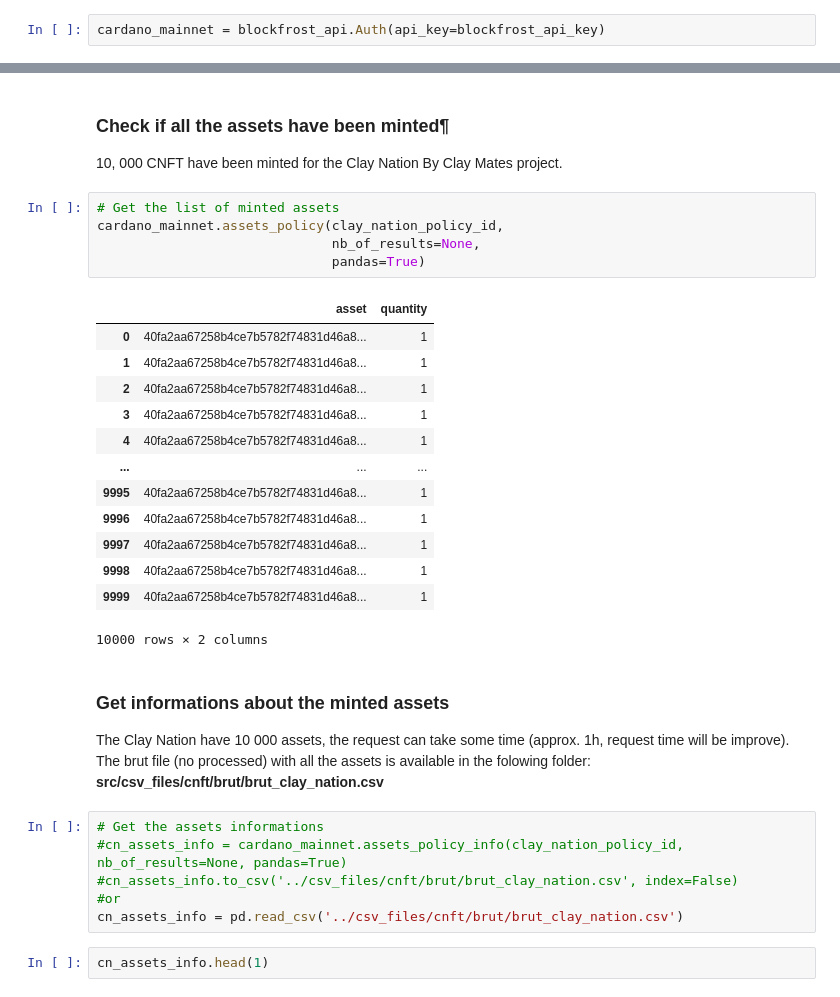
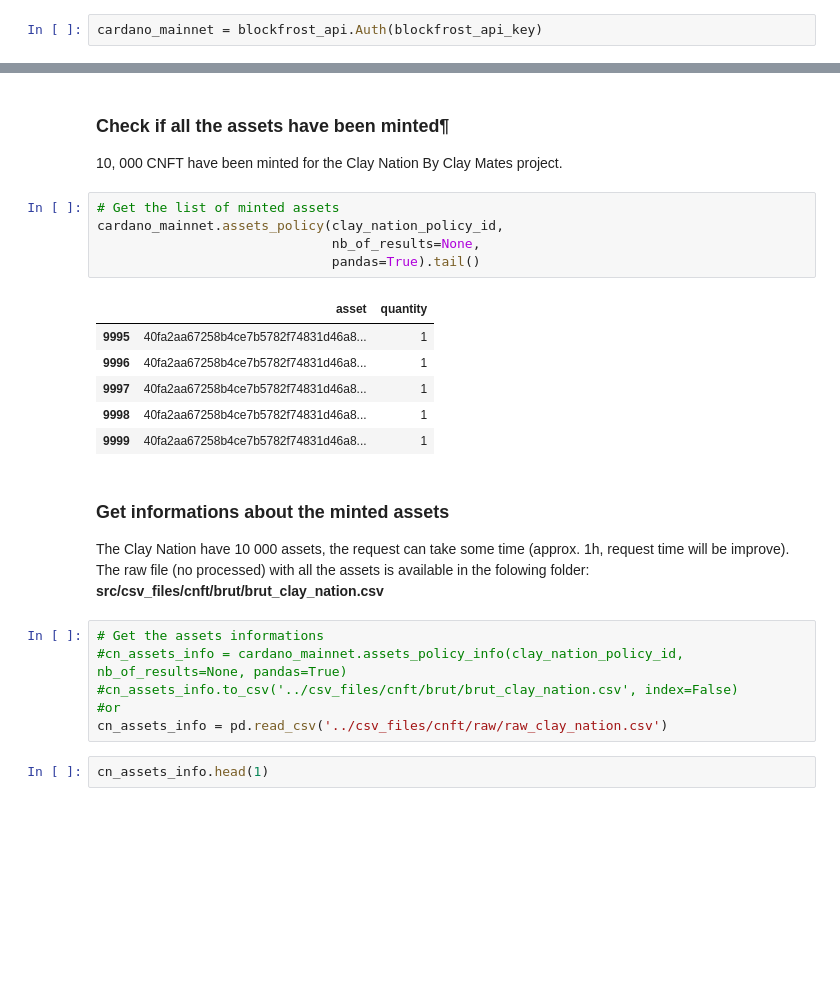
Before and after one commit to attadje/py-cardano-explorer, a Jupyter notebook: src/notebooks/cnft_analysis.ipynb, the cells around one changed output, grey strips where cells are left out. Cells and saved outputs as stored; diff of their text form; blank space fills up the shorter version.

```diff
--- a/src/notebooks/cnft_analysis.ipynb
+++ b/src/notebooks/cnft_analysis.ipynb
@@ -22,7 +22,7 @@ sns.set(rc={'figure.figsize':(12,8)})
 # %% [markdown]
 ### Set Blockfrost Api Key
 # %%
-cardano_mainnet = blockfrost_api.Auth(api_key=blockfrost_api_key)
+cardano_mainnet = blockfrost_api.Auth(blockfrost_api_key)
 # %% [markdown]
 ### Get The Policy ID Of The CNFT Project
 # %%
@@ -34,33 +34,26 @@ clay_nation_policy_id = '40fa2aa67258b4ce7b5782f74831d46a84c59a0ff0c28262fab2172
 # %%
 # Get the list of minted assets
 cardano_mainnet.assets_policy(clay_nation_policy_id,
                               nb_of_results=None,
-                              pandas=True)
+                              pandas=True).tail()
 # %% [output]
 |  | asset | quantity |
-| 0 | 40fa2aa67258b4ce7b5782f74831d46a8... | 1 |
-| 1 | 40fa2aa67258b4ce7b5782f74831d46a8... | 1 |
-| 2 | 40fa2aa67258b4ce7b5782f74831d46a8... | 1 |
-| 3 | 40fa2aa67258b4ce7b5782f74831d46a8... | 1 |
-| 4 | 40fa2aa67258b4ce7b5782f74831d46a8... | 1 |
-| ... | ... | ... |
 | 9995 | 40fa2aa67258b4ce7b5782f74831d46a8... | 1 |
 | 9996 | 40fa2aa67258b4ce7b5782f74831d46a8... | 1 |
 | 9997 | 40fa2aa67258b4ce7b5782f74831d46a8... | 1 |
 | 9998 | 40fa2aa67258b4ce7b5782f74831d46a8... | 1 |
 | 9999 | 40fa2aa67258b4ce7b5782f74831d46a8... | 1 |
-10000 rows × 2 columns
 # %% [markdown]
 ### Get informations about the minted assets
 
 The Clay Nation have 10 000 assets, the request can take some time (approx. 1h, request time will be improve).
-The brut file (no processed) with all the assets is available in the folowing folder: **src/csv_files/cnft/brut/brut_clay_nation.csv**
+The raw file (no processed) with all the assets is available in the folowing folder: **src/csv_files/cnft/brut/brut_clay_nation.csv**
 # %%
 # Get the assets informations
 #cn_assets_info = cardano_mainnet.assets_policy_info(clay_nation_policy_id, nb_of_results=None, pandas=True)
 #cn_assets_info.to_csv('../csv_files/cnft/brut/brut_clay_nation.csv', index=False)
 #or
-cn_assets_info = pd.read_csv('../csv_files/cnft/brut/brut_clay_nation.csv')
+cn_assets_info = pd.read_csv('../csv_files/cnft/raw/raw_clay_nation.csv')
 # %%
 cn_assets_info.head(1)
 # %% [output]
```
Also changed, not shown: parts of 2 cells of this notebook, 1 other file.
